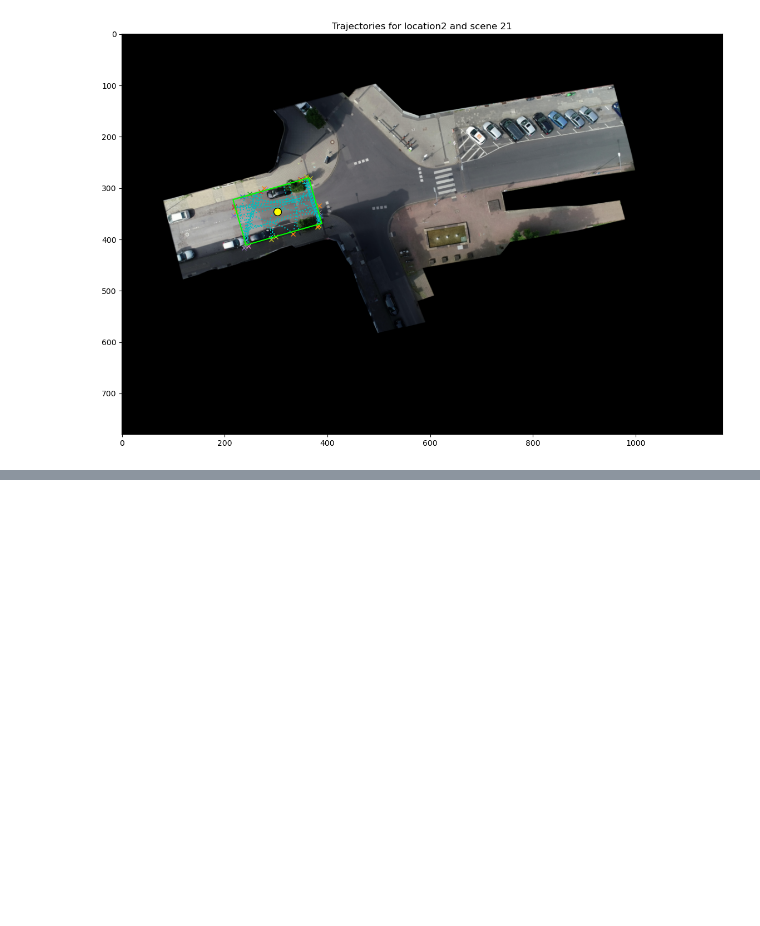
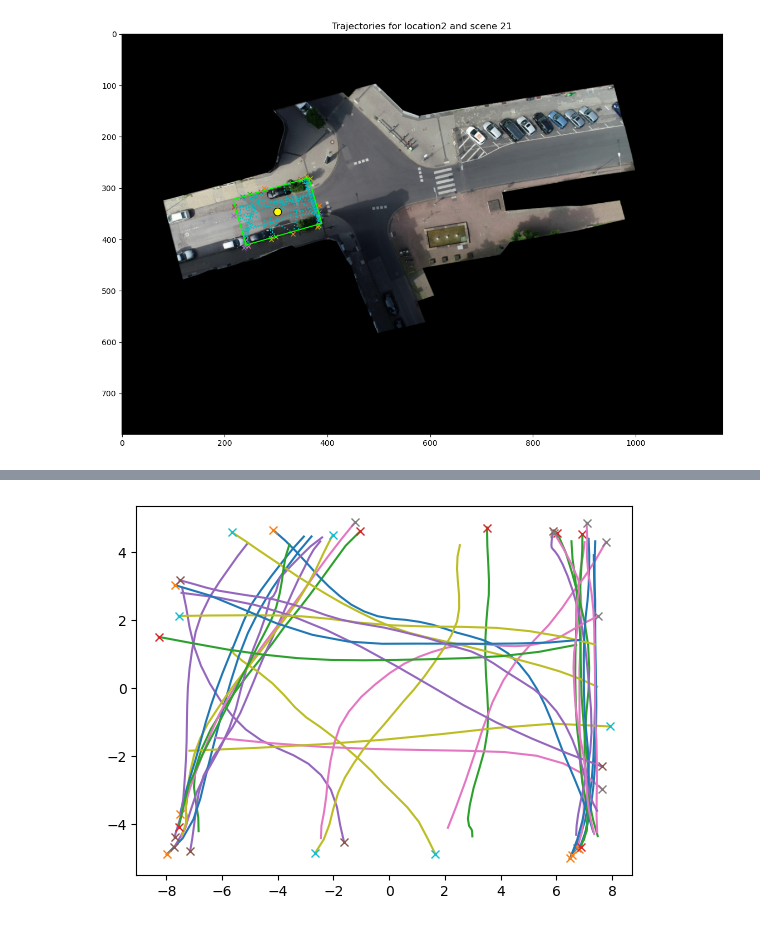
Before and after one commit to ika-rwth-aachen/drone-dataset-tools, a Jupyter notebook: src/notebooks/EDA-Scene.ipynb, the cells around one changed output, grey strips where cells are left out. Saved outputs shown, nothing was run; the diff lists cells and outputs as text; code cells hidden in the pictures; blank space fills up the shorter version.

Commit message:
visualization

```diff
--- a/src/notebooks/EDA-Scene.ipynb
+++ b/src/notebooks/EDA-Scene.ipynb
@@ -144,0 +69,4 @@ for pedId in pedDf["uniqueTrackId"].unique():
+# %%
+visualizer.showLocalTrajectories(pedDf, "uniqueTrackId", "sceneX", "sceneY") # Need cleaning. But, first query this pedestrian id
+# %% [output]
+[figure, added]
```
Also changed, not shown: parts of 12 cells of this notebook, 1 other file.
